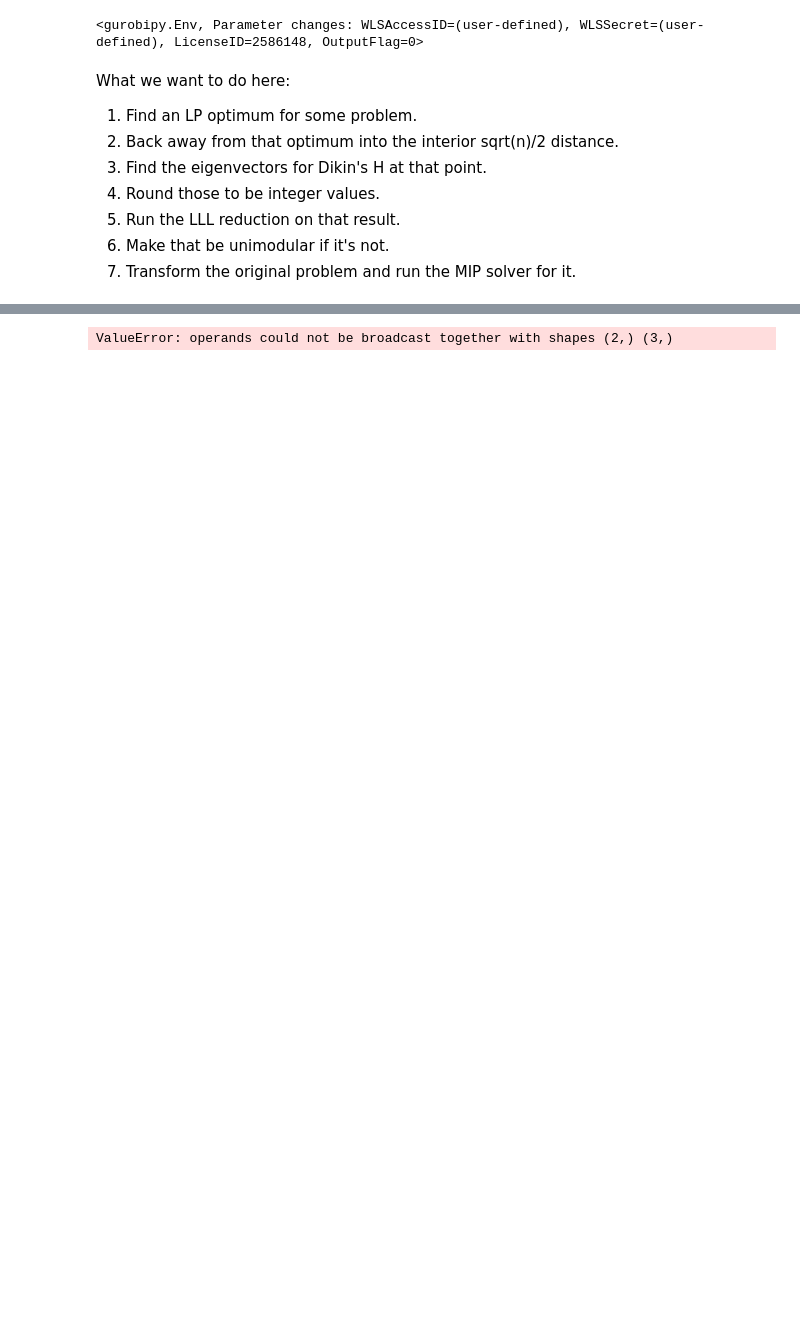
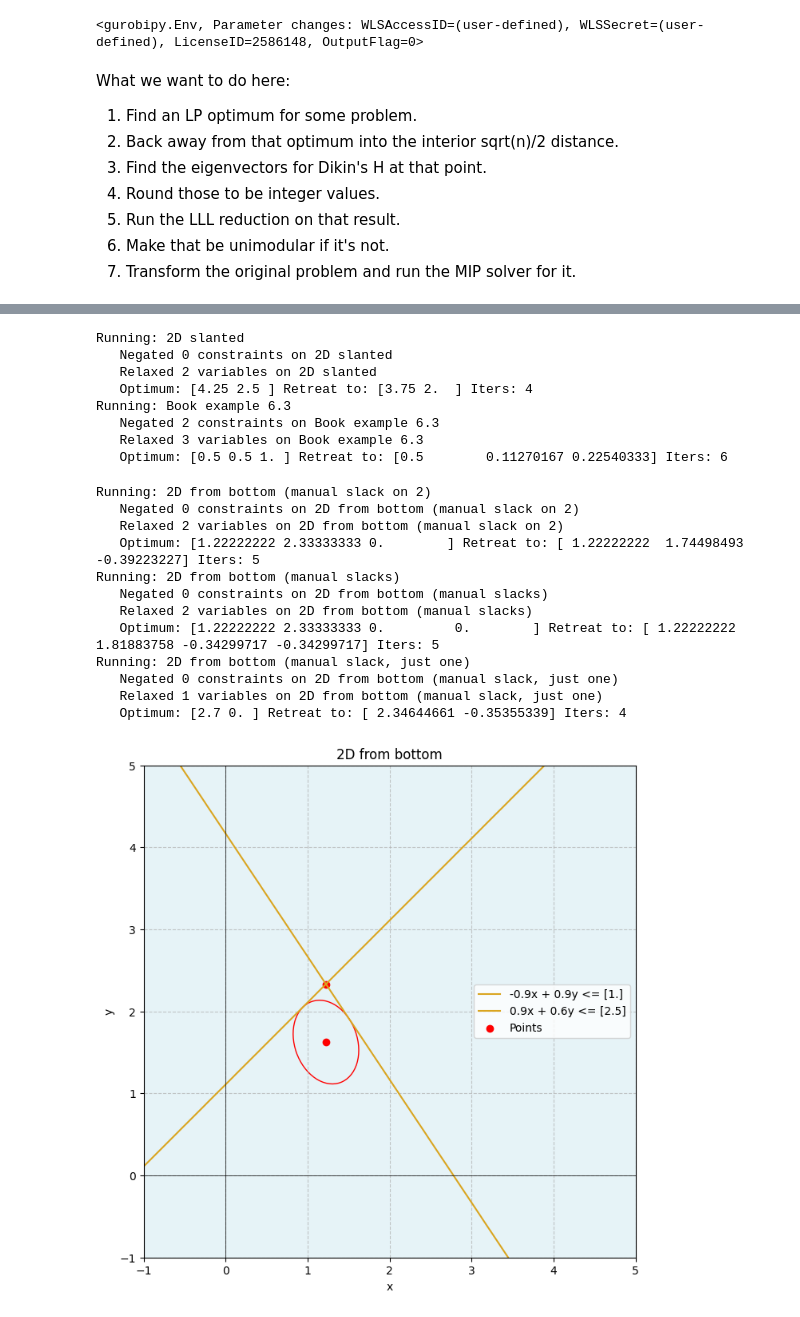
Before and after one commit to BrannonKing/intersection_cuts, a Jupyter notebook: dikin_for_basis_improvement.ipynb, the cells around one changed output, grey strips where cells are left out. Drawn from its saved outputs; the diff is of its cells as text; code cells hidden in the pictures; blank space fills up the shorter version.

Commit message:
basic ipm walkback running now, not using bounds yet

```diff
--- a/dikin_for_basis_improvement.ipynb
+++ b/dikin_for_basis_improvement.ipynb
@@ -73,15 +96,25 @@ def find_corner(relaxed: gp.Model, int_vars, int_var_idx, distance):
 # %%
 il.reload(el)
 il.reload(gu)
+il.reload(pu)
+il.reload(du)
 
 instances = el.get_instances(env)
-for name, instance in instances.items():
+for instance in list(instances.values()):
     model = instance.as_gurobi_model()
+    print("Running:", model.ModelName)
+    gu.standardize_gt_to_lt(model)
     int_vars, int_var_idx = gu.relax_int_or_bin_to_continuous(model)
     model.optimize()
-    V, x = find_corner(model, int_vars, int_var_idx, np.sqrt(int_vars.size) / 4)
-    x2 = retreat_from_optimum_via_average_vector(V, x)
-    # x, y = make_x_y(model)
-    # x2 = du.reverse_interior_point_gpt(model.getA(), model.getAttr("RHS"), x, y)
-    print(name, ": Optimum:", x, "Retreat to:", x2)
+    # V, x = find_corner(model, int_vars, int_var_idx)
+    # x2 = retreat_from_optimum_via_average_vector(V, x, np.sqrt(int_vars.size) * 0.4)
+    x, y = make_primal_dual_values(model)
+    A = model.getA()
+    b = np.array(model.getAttr("RHS")).reshape(-1, 1)
+    x2, its = du.reverse_interior_point_gpt(A, b, x, y, target_distance=np.sqrt(int_vars.size) * 0.4)
+    print("   Optimum:", x, "Retreat to:", x2, "Iters:", its)
+    fig = pu.plot_constraints_lte(model.ModelName, A, b, points=[x[:2], x2[:2]])
+    du.plot_ellipse(A, b, x2, fig=fig)
+
+    # could assert x2 is feasible
 # %% [output]
@@ -103 +141,21 @@ Book_6_3 : Optimum: [0.5 0.5 1. ] Retreat to: [-0.3660254  0.5        1.       ]
-ValueError: operands could not be broadcast together with shapes (2,) (3,)
+Running: 2D slanted
+   Negated 0 constraints on 2D slanted
+   Relaxed 2 variables on 2D slanted
+   Optimum: [4.25 2.5 ] Retreat to: [3.75 2.  ] Iters: 4
+Running: Book example 6.3
+   Negated 2 constraints on Book example 6.3
+   Relaxed 3 variables on Book example 6.3
+   Optimum: [0.5 0.5 1. ] Retreat to: [0.5        0.11270167 0.22540333] Iters: 6
+Running: 2D from bottom (manual slack on 2)
+   Negated 0 constraints on 2D from bottom (manual slack on 2)
+   Relaxed 2 variables on 2D from bottom (manual slack on 2)
+   Optimum: [1.22222222 2.33333333 0.        ] Retreat to: [ 1.22222222  1.74498493 -0.39223227] Iters: 5
+Running: 2D from bottom (manual slacks)
+   Negated 0 constraints on 2D from bottom (manual slacks)
+   Relaxed 2 variables on 2D from bottom (manual slacks)
+   Optimum: [1.22222222 2.33333333 0.         0.        ] Retreat to: [ 1.22222222  1.81883758 -0.34299717 -0.34299717] Iters: 5
+Running: 2D from bottom (manual slack, just one)
+   Negated 0 constraints on 2D from bottom (manual slack, just one)
+   Relaxed 1 variables on 2D from bottom (manual slack, just one)
+   Optimum: [2.7 0. ] Retreat to: [ 2.34644661 -0.35355339] Iters: 4
+[figure, added]
```
Also changed, not shown: parts of 2 cells of this notebook, 2 other files.
